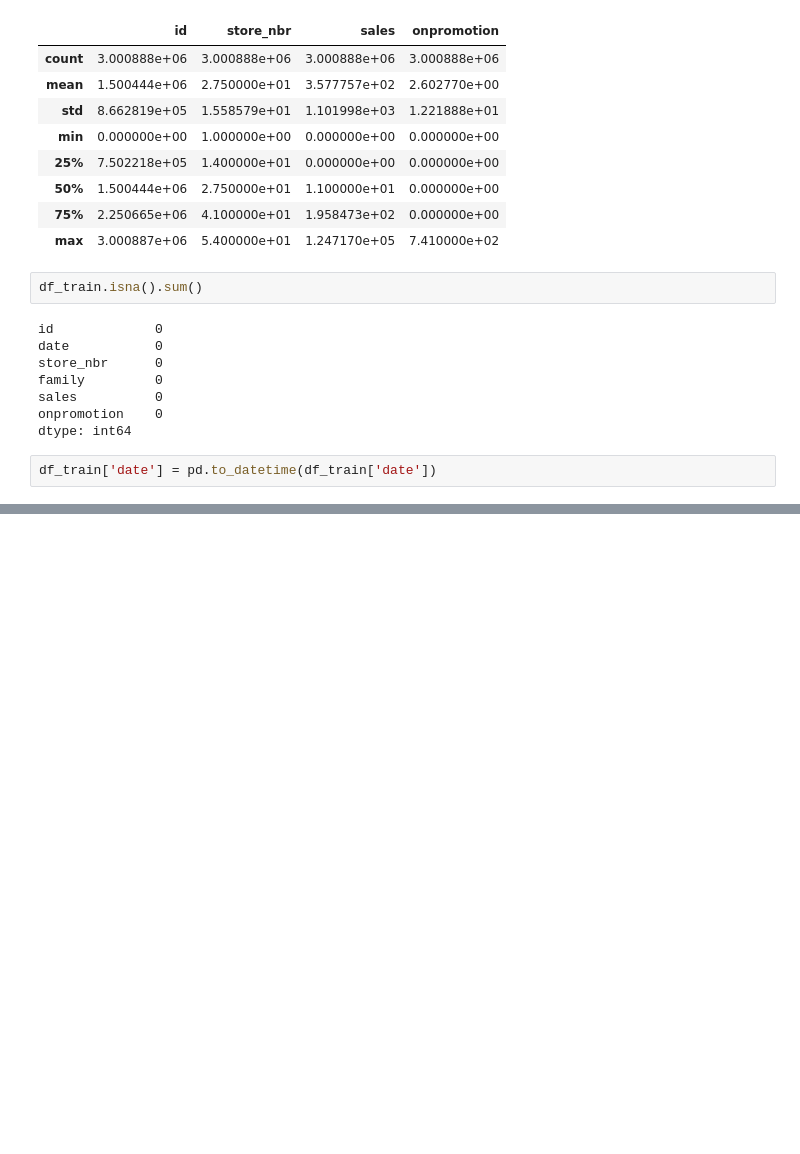
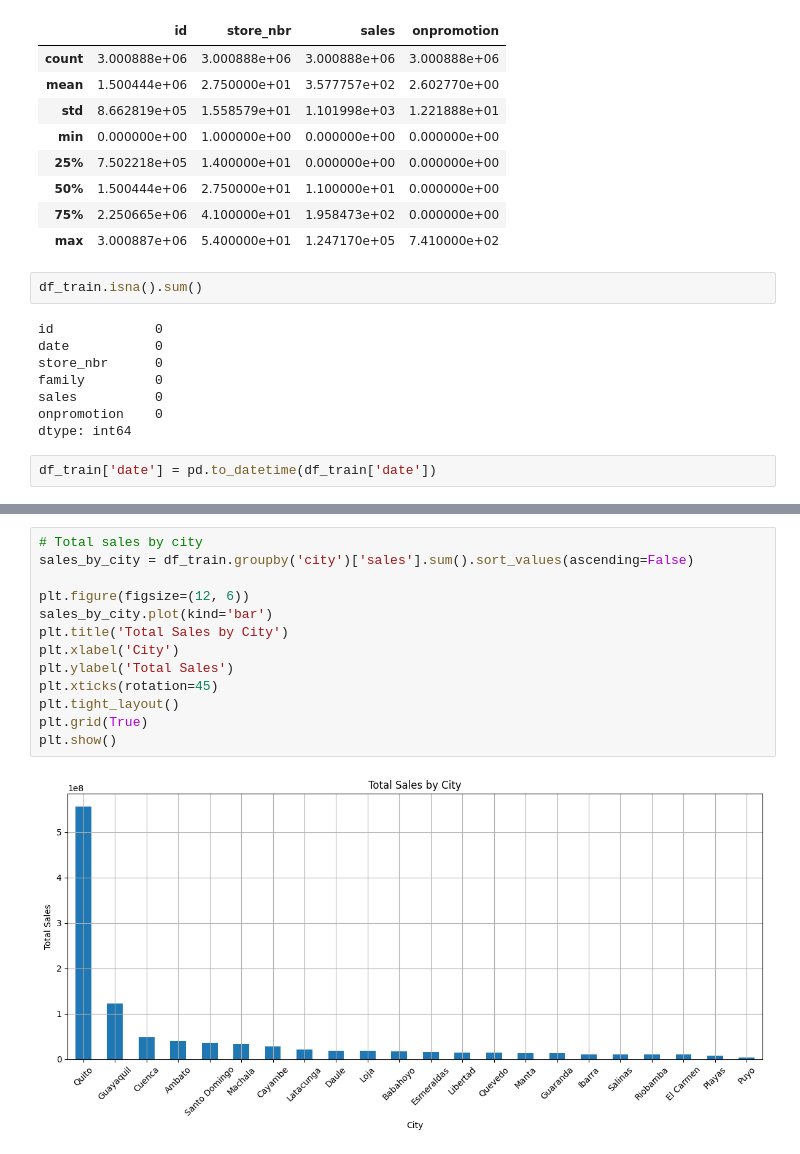
Before and after one commit to montecarlo518/Store-Sales, a Jupyter notebook: store-sales.ipynb, the cells around one changed output, grey strips where cells are left out. Drawn from its saved outputs; the diff is of its cells as text; blank space fills up the shorter version.

```diff
--- a/store-sales.ipynb
+++ b/store-sales.ipynb
@@ -78,0 +155,15 @@ df_train['date'] = pd.to_datetime(df_train['date'])
+# %%
+# Total sales by city
+sales_by_city = df_train.groupby('city')['sales'].sum().sort_values(ascending=False)
+
+plt.figure(figsize=(12, 6))
+sales_by_city.plot(kind='bar')
+plt.title('Total Sales by City')
+plt.xlabel('City')
+plt.ylabel('Total Sales')
+plt.xticks(rotation=45)
+plt.tight_layout()
+plt.grid(True)
+plt.show()
+# %% [output]
+[figure, added]
```
Also changed, not shown: parts of 7 cells of this notebook.
